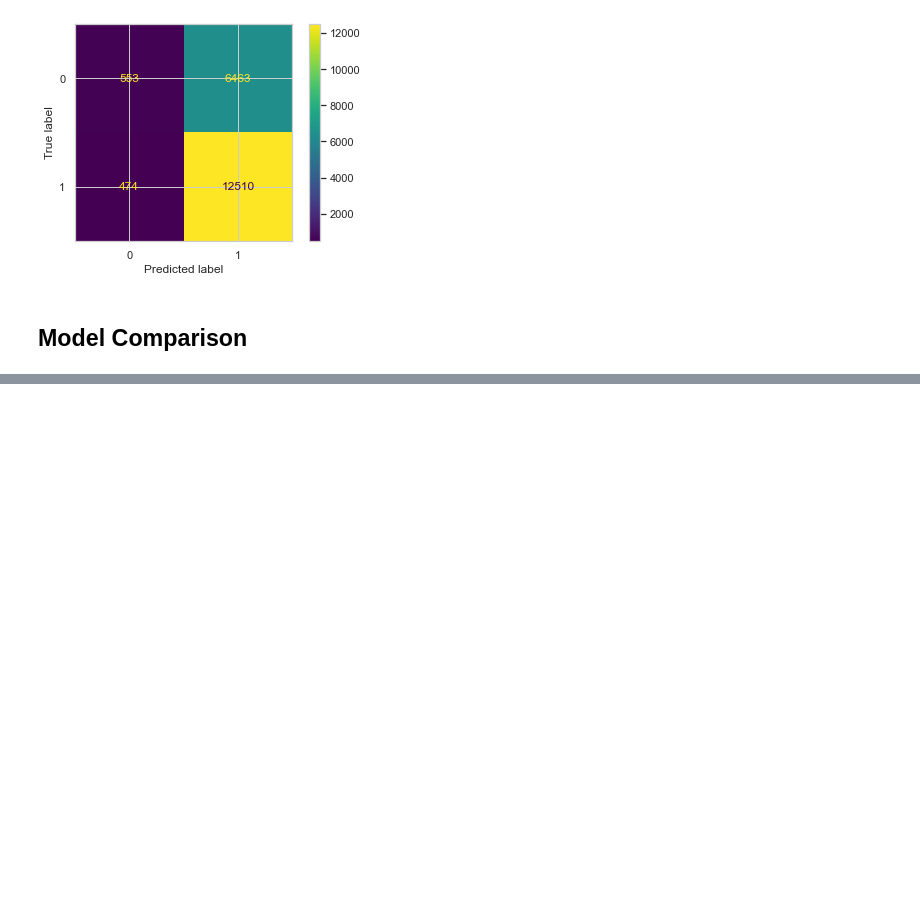
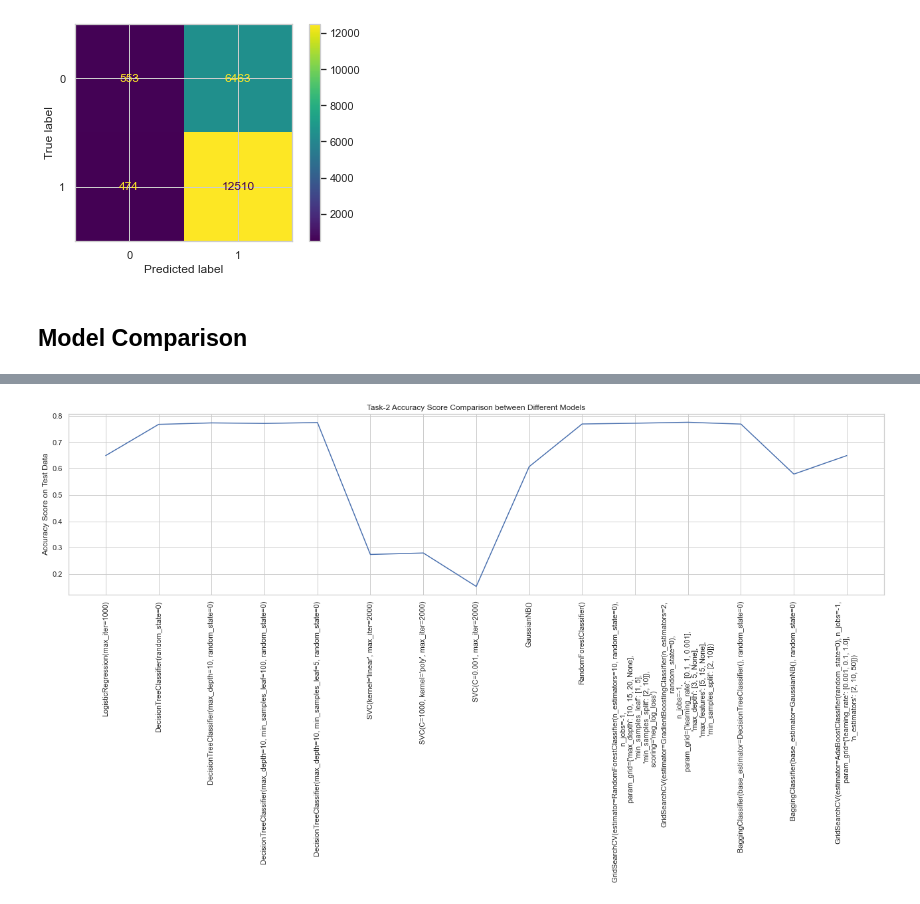
Before and after one commit to akshay-gera/NeurIPS_2020_Education_Challenge, a Jupyter notebook: NeurIPS_2020_Education_Challenge_By____AkshayGera.ipynb, the cells around one changed output, grey strips where cells are left out. Cells and saved outputs as stored; diff of their text form; code cells hidden in the pictures; blank space fills up the shorter version.

Commit message:
Model Comparison Task 2

```diff
--- a/NeurIPS_2020_Education_Challenge_By____AkshayGera.ipynb
+++ b/NeurIPS_2020_Education_Challenge_By____AkshayGera.ipynb
@@ -415,6 +415,28 @@ def MLMetrics(model_name):
     model_list.append(str(model_name))
     accuracy_scores.append(accuracy)
     return disp.plot()
+# %%
+# Creating an empty list which will capture model names and their accuracy scores
+# This will be populated as we run the below function to check test set accuracy scores of each model
+
+task_2_model_list = []
+task_2_accuracy_scores = []
+
+# Creating a function to compute metrics for the model on the test set of the data
+
+def MLMetrics_MultiClass(model_name):
+    global model_list
+    from sklearn.metrics import accuracy_score, f1_score, roc_auc_score, precision_score, recall_score
+    accuracy = accuracy_score(target_test, model_name.predict(features_test), normalize=True)
+    precision = precision_score(target_test, model_name.predict(features_test), average='micro')
+    recall = recall_score(target_test, model_name.predict(features_test), average='micro')
+    f1_score = f1_score(target_test, model_name.predict(features_test), average='micro')
+
+    print('_____________________________________________')
+    print(f"accuracy: {accuracy}, \n precision: {precision} , \n recall: {recall} \n f1_score: {f1_score}, \n ")
+
+    task_2_model_list.append(str(model_name))
+    task_2_accuracy_scores.append(accuracy)
 # %% [markdown]
 # 1) Data Cleaning and Data Exploration
 # %% [markdown]
@@ -1560,0 +1882,12 @@ plt.show()
+# %%
+# Plotting Accuracy Scores Comparison for All Models Above
+
+
+plt.figure(figsize=(22,5))
+plt.plot(task_2_model_list,task_2_accuracy_scores)
+plt.ylabel('Accuracy Score on Test Data')
+plt.xticks(rotation = 90)
+plt.title('Task-2 Accuracy Score Comparison between Different Models')
+plt.show()
+# %% [output]
+[figure, added]
```
Also changed, not shown: parts of 35 cells of this notebook.
